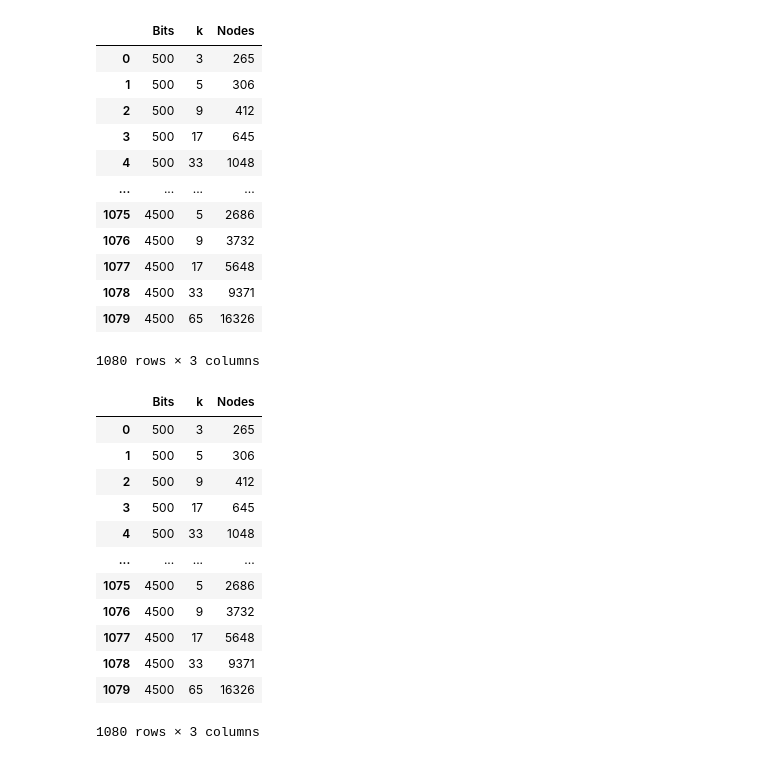
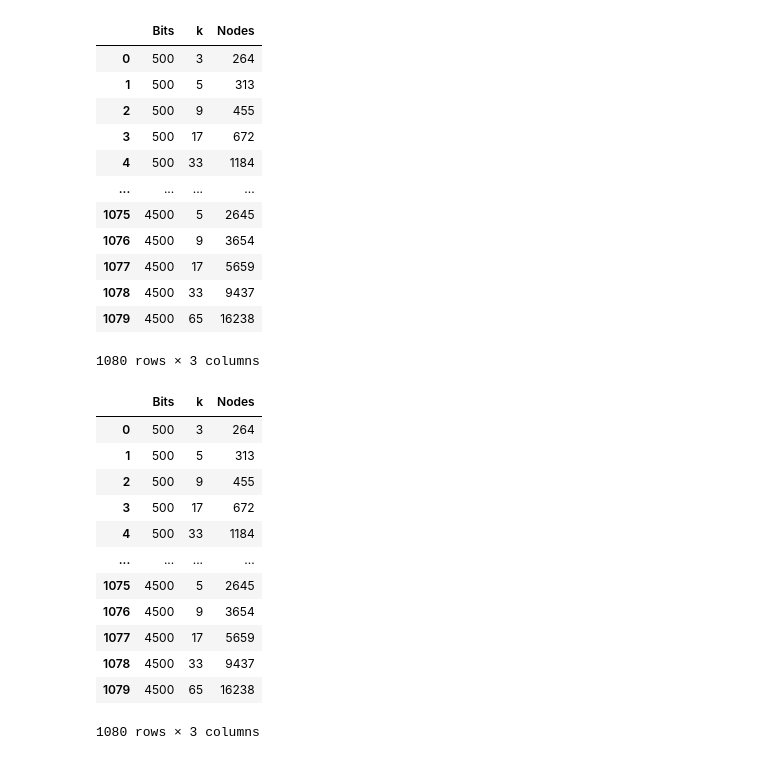
Before and after one commit to marcomaida/claycode, a Jupyter notebook: experiments/bit_to_tree/two_choices_k_efficiency.ipynb, the cells around one changed output. Drawn from its saved outputs; the diff is of its cells as text; code cells hidden in the pictures.

```diff
--- a/experiments/encoding_k_efficiency.ipynb
+++ b/experiments/bit_to_tree/two_choices_k_efficiency.ipynb
@@ -21,54 +25,48 @@ def data_point(signal, k):
     ts = np.array([encoding.bits_to_tree_k(bs.bit_stream_literal(signal), k) for k in ks])
     return ts
 # %%
-import plotly.graph_objects as go
-import pandas as pd
-from tree.encoding import bits_to_tree_k  as btt_k
-
 ks = [3,5,9,17,33,65]
 signal_lengths = [l for l in range(500,5000,500)]
 tries_per_length = 20
 
 signals = [gen_signal(l, 0.5) for l in signal_lengths for _ in range(tries_per_length)]
 
-gen_tree = lambda sig, k : encoding.bits_to_tree_k(bs.bit_stream_literal(sig), k)
+gen_tree = lambda sig, k : two_choices.bits_to_tree_k(bs.bit_stream_literal(sig), k)
 data = [[len(signal), k, gen_tree(signal, k).n_descendants]
             for signal in signals
             for k in ks]
 df = pd.DataFrame(data, columns=['Bits', 'k', 'Nodes'])
 df
 # %% [output]
 |  | Bits | k | Nodes |
-| 0 | 500 | 3 | 265 |
-| 1 | 500 | 5 | 306 |
-| 2 | 500 | 9 | 412 |
-| 3 | 500 | 17 | 645 |
-| 4 | 500 | 33 | 1048 |
+| 0 | 500 | 3 | 264 |
+| 1 | 500 | 5 | 313 |
+| 2 | 500 | 9 | 455 |
+| 3 | 500 | 17 | 672 |
+| 4 | 500 | 33 | 1184 |
 | ... | ... | ... | ... |
-| 1075 | 4500 | 5 | 2686 |
-| 1076 | 4500 | 9 | 3732 |
-| 1077 | 4500 | 17 | 5648 |
-| 1078 | 4500 | 33 | 9371 |
-| 1079 | 4500 | 65 | 16326 |
+| 1075 | 4500 | 5 | 2645 |
+| 1076 | 4500 | 9 | 3654 |
+| 1077 | 4500 | 17 | 5659 |
+| 1078 | 4500 | 33 | 9437 |
+| 1079 | 4500 | 65 | 16238 |
 1080 rows × 3 columns
 # %%
-import plotly.express as px
-
 fig = px.box(df, x="Bits", y="Nodes", color="k")
 fig.update_traces(quartilemethod="exclusive") # or "inclusive", or "linear" by default
 fig.show()
 df
 # %% [output]
 |  | Bits | k | Nodes |
-| 0 | 500 | 3 | 265 |
-| 1 | 500 | 5 | 306 |
-| 2 | 500 | 9 | 412 |
-| 3 | 500 | 17 | 645 |
-| 4 | 500 | 33 | 1048 |
+| 0 | 500 | 3 | 264 |
+| 1 | 500 | 5 | 313 |
+| 2 | 500 | 9 | 455 |
+| 3 | 500 | 17 | 672 |
+| 4 | 500 | 33 | 1184 |
 | ... | ... | ... | ... |
-| 1075 | 4500 | 5 | 2686 |
-| 1076 | 4500 | 9 | 3732 |
-| 1077 | 4500 | 17 | 5648 |
-| 1078 | 4500 | 33 | 9371 |
-| 1079 | 4500 | 65 | 16326 |
+| 1075 | 4500 | 5 | 2645 |
+| 1076 | 4500 | 9 | 3654 |
+| 1077 | 4500 | 17 | 5659 |
+| 1078 | 4500 | 33 | 9437 |
+| 1079 | 4500 | 65 | 16238 |
 1080 rows × 3 columns
```
Also changed, not shown: parts of 1 cell of this notebook, 9 other files.
